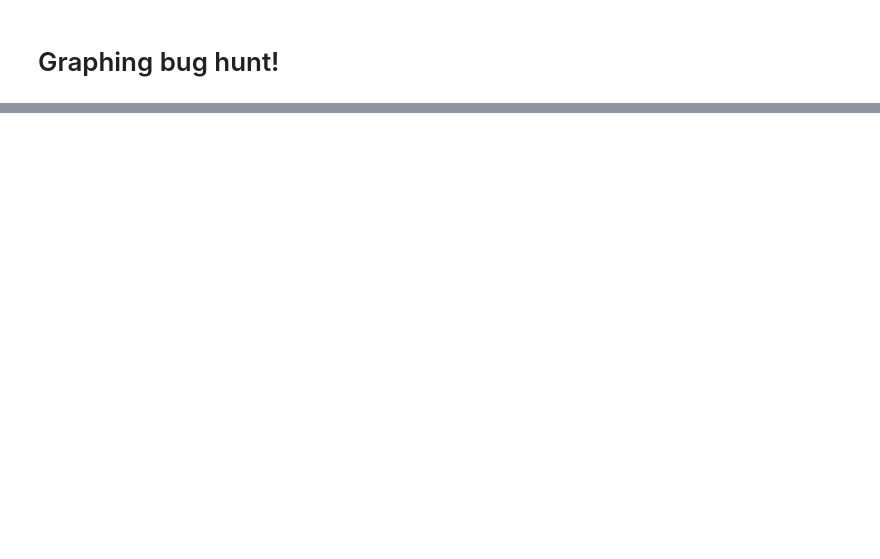
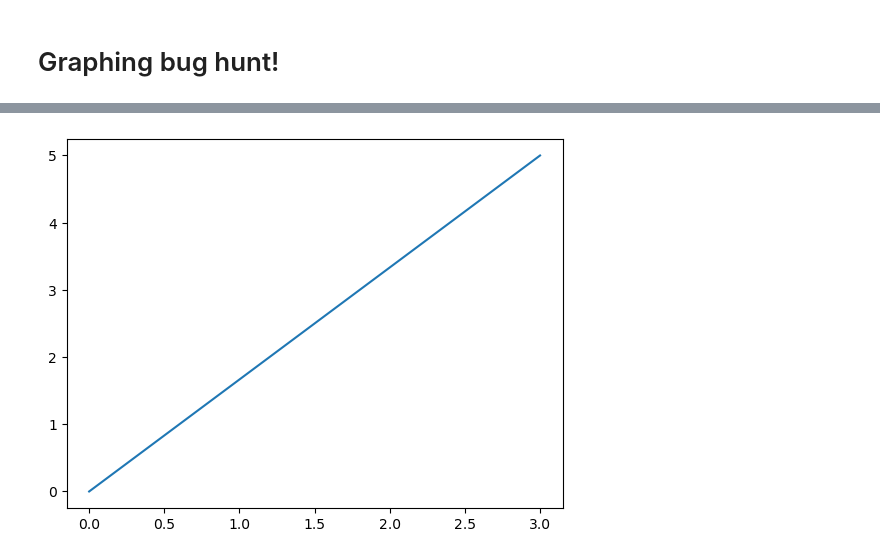
Before and after one commit to jinjiaacademy/MathPython, a Jupyter notebook: MXC_pymath_graphing_BUGHUNT.ipynb, the cells around one changed output, grey strips where cells are left out. Drawn from its saved outputs; the diff is of its cells as text; code cells hidden in the pictures; blank space fills up the shorter version.

```diff
--- a/MXC_pymath_graphing_BUGHUNT.ipynb
+++ b/MXC_pymath_graphing_BUGHUNT.ipynb
@@ -10,7 +14,9 @@ plt.show()
 # %%
 # plot a line
-plt.plot([0 3],[0 5])
+plt.plot([0, 3],[0, 5])
 plt.show()
+# %% [output]
+[figure, added]
 # %%
 import numpy as np
 
```
Also changed, not shown: parts of 12 cells of this notebook.
